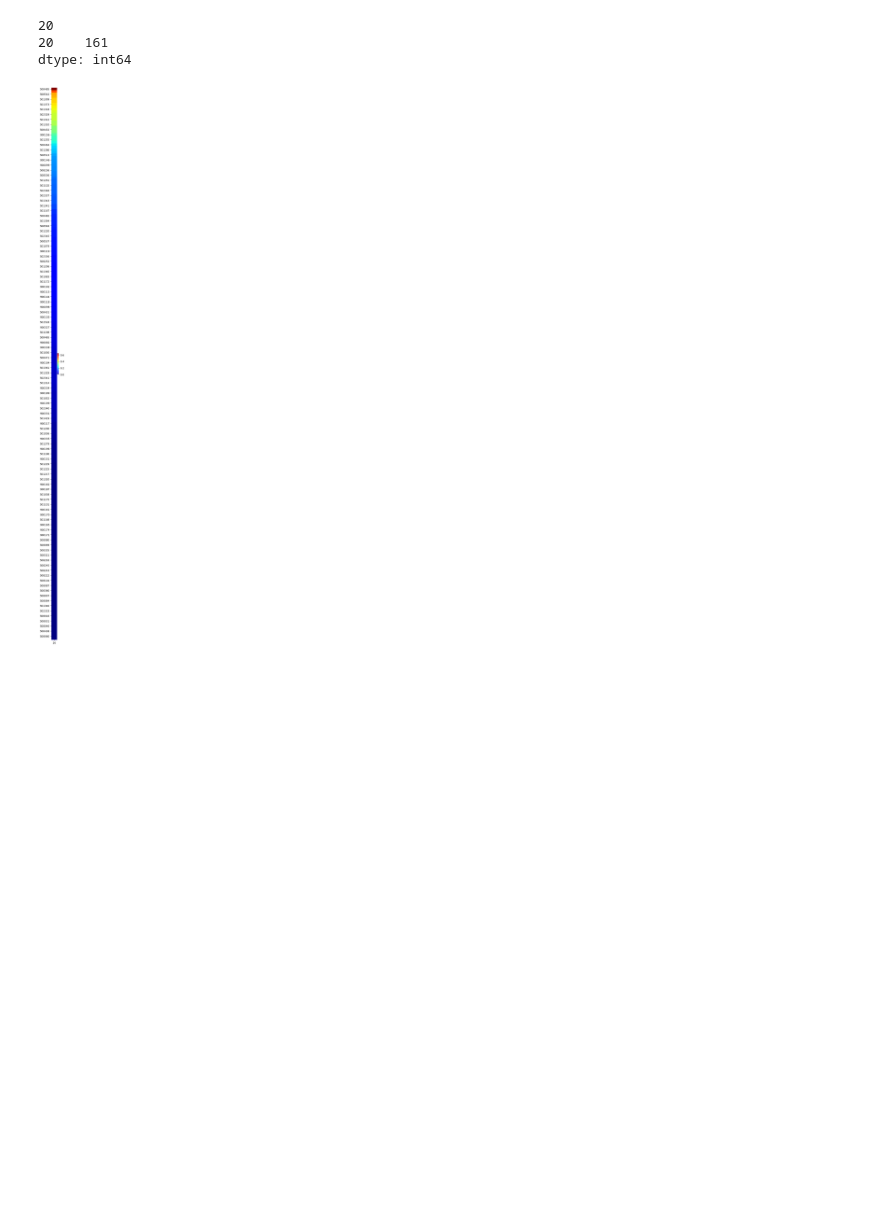
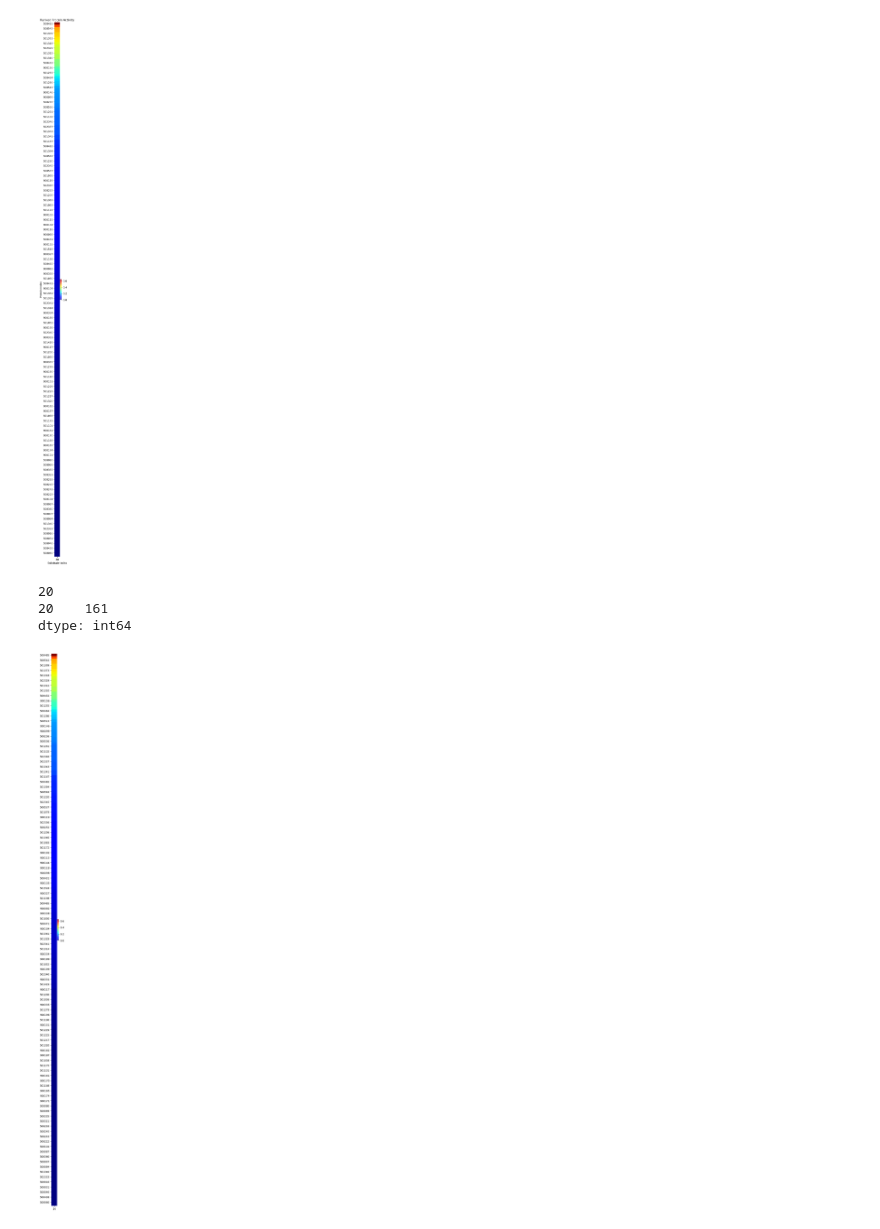
Before and after one commit to anaqiafendi/Phosphotase-Protein-Design-Project, a Jupyter notebook: Activity Analysis/ActivityAnalysis.ipynb, the cells around one changed output. Drawn from its saved outputs; the diff is of its cells as text; code cells hidden in the pictures; blank space fills up the shorter version.

```diff
--- a/Activity Analysis/ActivityAnalysis.ipynb
+++ b/Activity Analysis/ActivityAnalysis.ipynb
@@ -22,23 +22,35 @@ with open(DataPath + 'Protein_seq_dict.p', 'rb') as Protein_seq:
 
 activations = pd.read_csv(DataPath + 'activations.csv', index_col=0)
 # %%
-def Heatmap(df=activations,xlabel="Protein Index", ylabel="Substrate Index", dpi=400):
+def Heatmap(df=activations, xlabel="Protein Index", ylabel="Substrate Index", dpi=400):
     # Generate heatmap of raw data and activations
     plt.figure(dpi=dpi)
     heatmap = plt.imshow(df) # Creates heatmap using input dataframe/array
     plt.xlabel(xlabel)
     plt.ylabel(ylabel)
     plt.jet() # Specifies the "jet" colormap
     plt.colorbar() # Displayes colourbar
     plt.show(heatmap)
     plt.close()
 
-def Heatmap_Vector(df=activations,ylabel="Protein Index", xlabel="Substrate Index", my_dpi=100):
+def Heatmap_Vector(df=activations.iloc[0,:], ylabel="Protein Index", xlabel="Substrate Index", my_dpi=100):
     # Generate heatmap from data contained in a vector using seaborn
-    fig, ax = plt.subplots(figsize=(0.5,40), dpi=100)
-    hmap = sns.heatmap(df_view, cmap='jet', ax=ax, linewidths=0)
+    plt.figure(figsize=(0.5,40), dpi=my_dpi)
+    ax = sns.heatmap(df_view, cmap='jet', linewidths=0)
+
+    ax.set(title='Ranked Protein Activity',
+            xlabel=xlabel,
+            ylabel=ylabel)
+
+    plt.show(ax)
     plt.close()
 
+def SortNormalize(df):
+    df = df.sort_values(by=SID, ascending=False) # Sort values in descending order
+    print(df[df[SID] > 0].count()) # Print count of non-zero datapoints
+
 Heatmap_Vector(pd.DataFrame(activations.iloc[0,:]))
+# %% [output]
+[figure, added]
 # %%
 def AnalyzeSubstrate(df=activations, SID=0):
```
Also changed, not shown: parts of 1 cell of this notebook.
